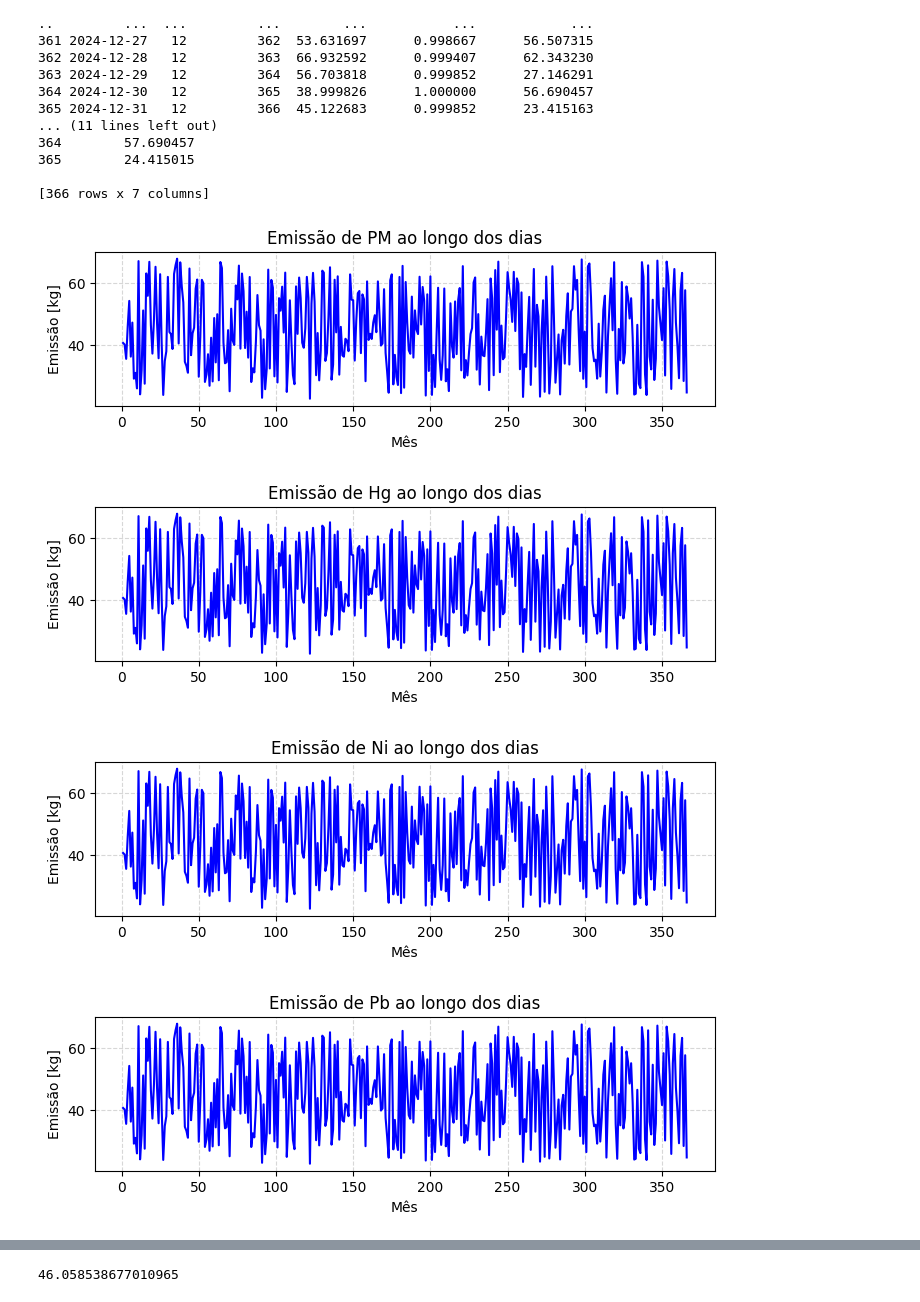
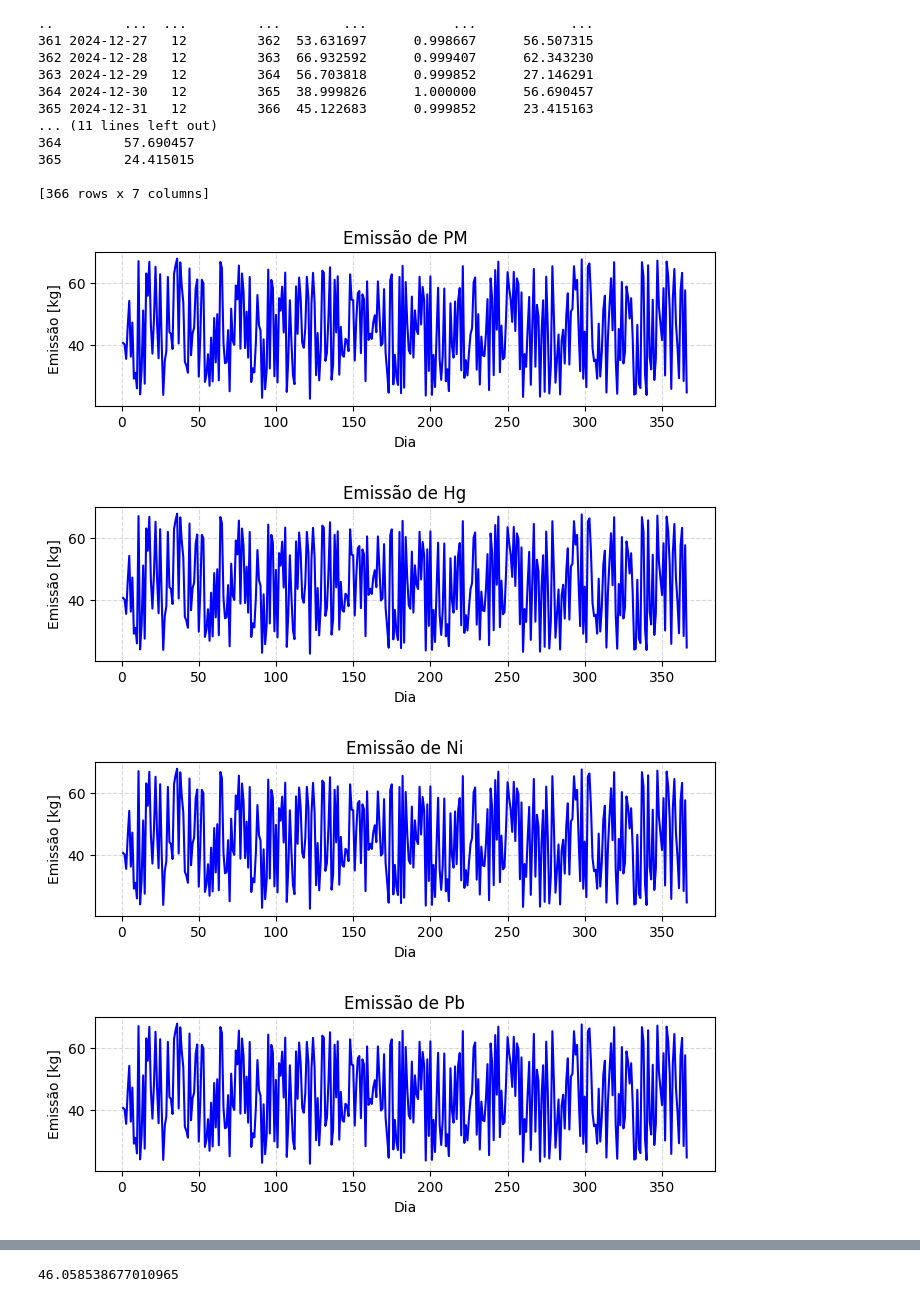
Before and after one commit to SergioStrackJunior/ENS5173_airpolution, a Jupyter notebook: Atividade01_01.ipynb, the cells around one changed output, grey strips where cells are left out. Cells and saved outputs as stored; diff of their text form; code cells hidden in the pictures.

```diff
--- a/Atividade01_01.ipynb
+++ b/Atividade01_01.ipynb
@@ -282,21 +282,21 @@ print (df)
 # %%
 # Gráfico para emissão mensal de cada poluente;
 emissoes_dia = {}
 for poluente in fe.columns[1:]:
     # Somando as emissões diárias
     emissoes_dia[poluente] = df.groupby('Dia do Ano')['producao_diaria'].sum()
 
 # Gráfios
 for poluente, emissao_dia in emissoes_dia.items():
     plt.figure(figsize=(8, 2))
     plt.plot(emissao_dia.index, emissao_dia.values, color='blue')
-    plt.title(f'Emissão de {poluente} ao longo dos dias')
-    plt.xlabel('Mês')
+    plt.title(f'Emissão de {poluente}')
+    plt.xlabel('Dia')
     plt.ylabel('Emissão [kg]')
     plt.grid(True, linestyle='--', alpha=0.5)  # Adicionando linhas de grade
     plt.show()
 # %% [output]
-[figure, old version]
+[figure, new version]
-[figure, old version]
+[figure, new version]
-[figure, old version]
+[figure, new version]
-[figure, old version]
+[figure, new version]
```
Also changed, not shown: parts of 1 cell of this notebook.
